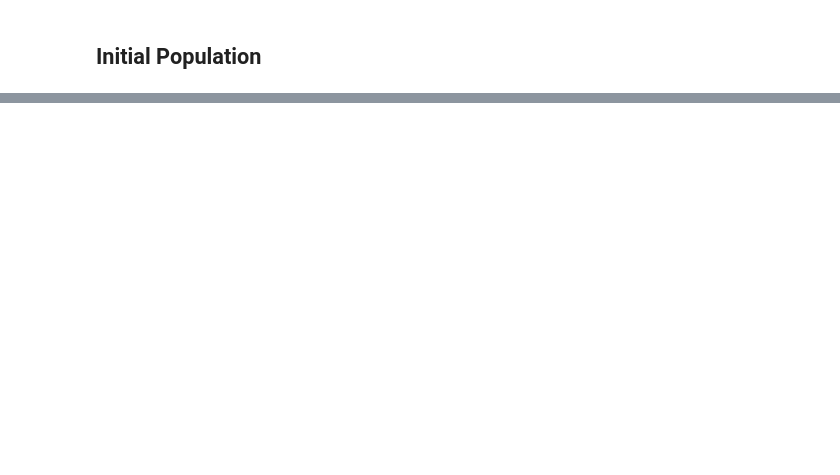
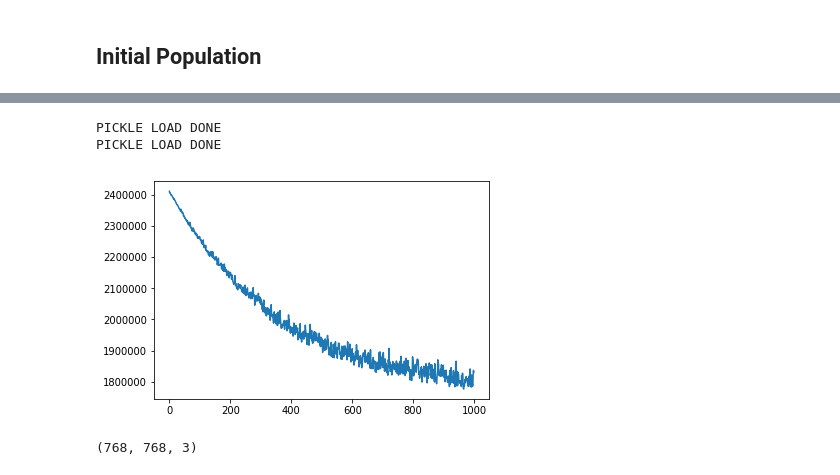
Before and after one commit to greenned/genetic_algorithm, a Jupyter notebook: genetic_algorithm_img.ipynb, the cells around one changed output, grey strips where cells are left out. Drawn from its saved outputs; the diff is of its cells as text; code cells hidden in the pictures; blank space fills up the shorter version.

```diff
--- a/genetic_algorithm_img.ipynb
+++ b/genetic_algorithm_img.ipynb
@@ -168,0 +271,21 @@ img
+# %%
+def load_pickle(filepath):
+    with open("{}.pickle".format(filepath), 'rb') as t:
+        data = pickle.load(t)
+    print("PICKLE LOAD DONE")
+    return data
+# %%
+best_chromosome = load_pickle("best_chromosome")
+mean_fit = load_pickle("mean_fitness_list")
+# %% [output]
+PICKLE LOAD DONE
+PICKLE LOAD DONE
+# %%
+plt.plot(mean_fit)
+plt.show()
+# %% [output]
+[figure, added]
+# %%
+jpg_img_arr.shape
+# %% [output]
+(768, 768, 3)
```
Also changed, not shown: parts of 20 cells of this notebook, 5 other files.
